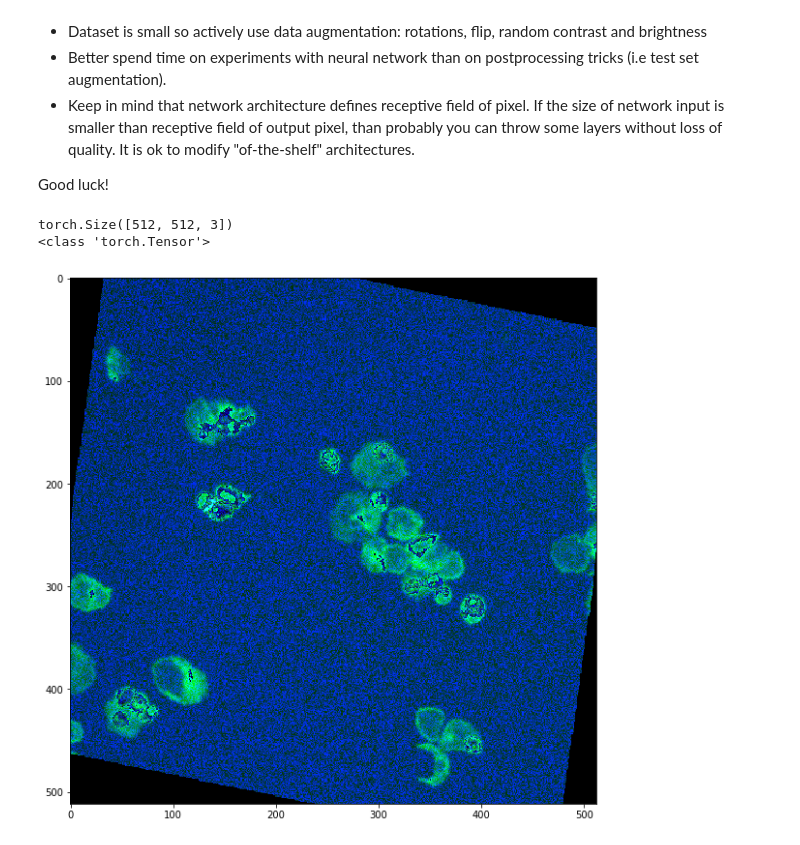
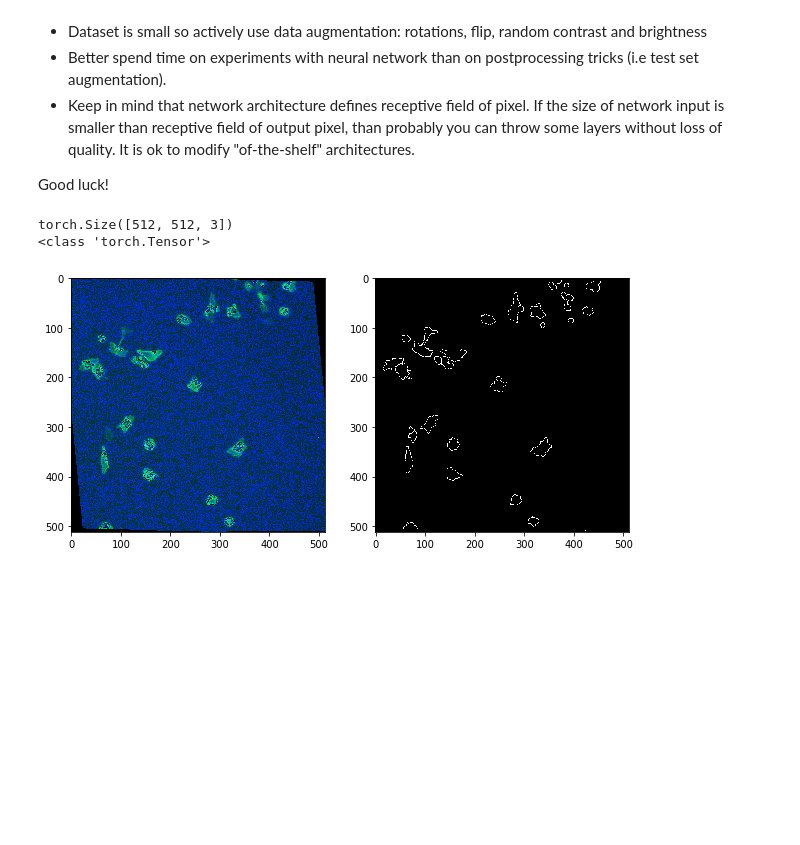
Before and after one commit to dzisandy/Deep-Learning, a Jupyter notebook: HW3/homework03_part1_both.ipynb, the cells around one changed output. Saved outputs shown, nothing was run; the diff lists cells and outputs as text; code cells hidden in the pictures; blank space fills up the shorter version.

```diff
--- a/HW3/homework03_part1_both.ipynb
+++ b/HW3/homework03_part1_both.ipynb
@@ -84,40 +86,54 @@ import torchvision.transforms as transforms
 # %%
+''' inspired by https://pytorch.org/tutorials/beginner/data_loading_tutorial.html'''
+
 class Dataset(Dataset):
-    def __init__(self, root_dir, transform=None):
+    def __init__(self, root_dir, label_dir, transform=None):
         self.root_dir = root_dir
+        self.label_dir = label_dir
         self.transform = transform
-        self.items = next(os.walk(root_dir))[2]
+        self.items = sorted(next(os.walk(root_dir))[2])
+        self.labels = sorted(next(os.walk(label_dir))[2])
 
     def __len__(self):
         return len(self.items)
 
     def __getitem__(self, idx):
-        img_name = os.path.join(self.root_dir,
-                                self.items[idx])
+        img_name = os.path.join(self.root_dir,self.items[idx])
+        img_name_labels = os.path.join(self.label_dir, self.labels[idx])
         sample = sp.misc.imread(img_name)
         image = Image.fromarray(sample)
+        sample_labels = sp.misc.imread(img_name_labels)
+        image_labels = Image.fromarray(sample_labels)
 
+        '''solved problem with random transformations using https://github.com/pytorch/vision/issues/9'''
         if self.transform:
-            image = self.transform(image)
-
-        return np.array(image)
+          seed = np.random.randint(0,2**32)
+          random.seed(seed)
+          image = self.transform(image)
+          random.seed(seed)
+          image_labels = self.transform(image_labels)
+        return np.array(image), np.array(image_labels)
 # %%
-dataset = Dataset('BBBC018_v1_images-fixed/train', transform = transforms.Compose([
+dataset = Dataset('BBBC018_v1_images-fixed/train','BBBC018_v1_outlines/train', transform = transforms.Compose([
         transforms.RandomRotation(5),
         transforms.RandomHorizontalFlip(),
-        transforms.RandomAffine(degrees = 10, shear = 10)
+        transforms.RandomAffine(degrees = 10, shear = 10),
+        transforms.ColorJitter(brightness=0.1, contrast=0.1, saturation=0.1)
         ]))
 # %%
-train_loader = torch.utils.data.DataLoader(dataset, batch_size=3,shuffle=True)
+train_loader = DataLoader(dataset, batch_size= 3, shuffle= True)
 # %%
 plt.figure(figsize = (10,10))
-for X in train_loader:
+for X,y in train_loader:
     print(X[0].size())
     print(type(X[0]))
+    plt.subplot(1,2,1)
     plt.imshow(X[0])
+    plt.subplot(1,2,2)
+    plt.imshow(y[0],  'gray')
     plt.show()
     break
 # %% [output]
 torch.Size([512, 512, 3])
 <class 'torch.Tensor'>
-[figure, old version]
+[figure, new version]
```
Also changed, not shown: parts of 1 cell of this notebook.
